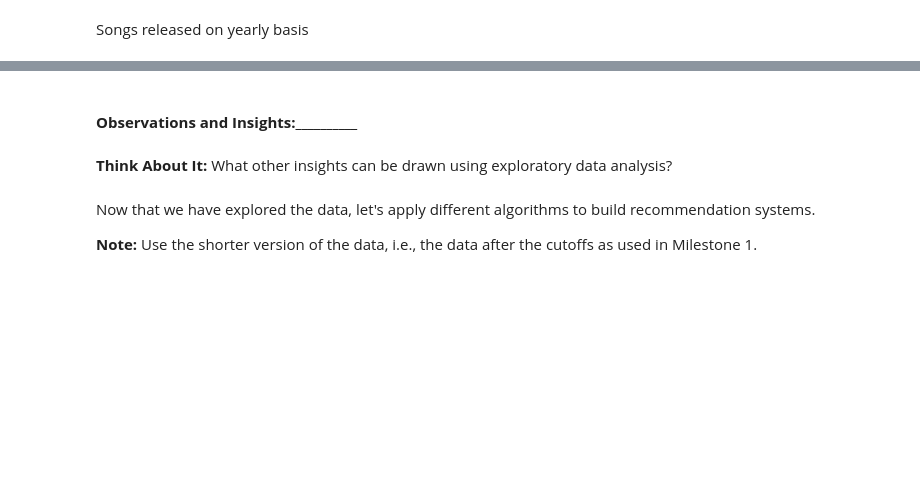
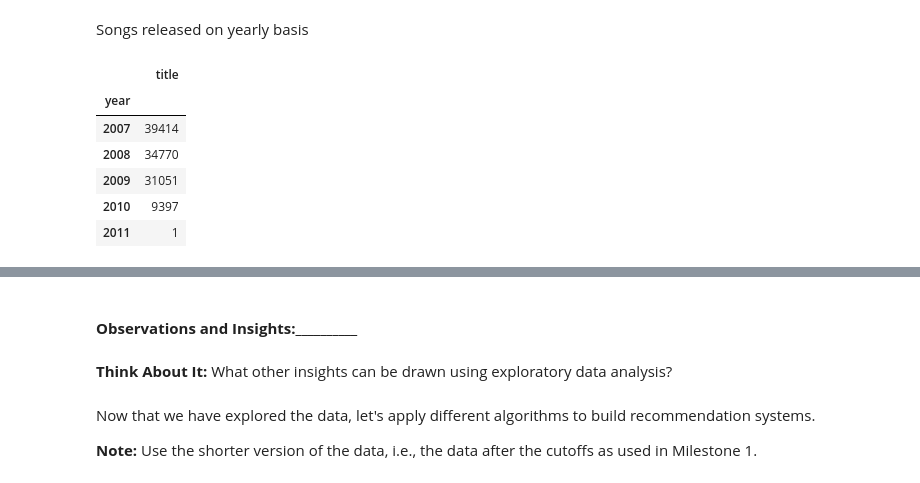
Before and after one commit to AMassani/Angular.Project1, a Jupyter notebook: Music_Recommendation_System_Full_Code.ipynb, the cells around one changed output, grey strips where cells are left out. Cells and saved outputs as stored; diff of their text form; code cells hidden in the pictures; blank space fills up the shorter version.

```diff
--- a/Music_Recommendation_System_Full_Code.ipynb
+++ b/Music_Recommendation_System_Full_Code.ipynb
@@ -400,5 +463,17 @@ Songs released on yearly basis
 # %%
 # Find out the number of songs released in a year, use the songs_df
   # Hint: Use groupby function on the 'year' column
+count_of_songs = song_data_df.groupby('year').count()['title']
+count = pd.DataFrame(count_of_songs)
+count.drop(0, inplace=True)
+count.tail()
+# %% [output]
+|  | title |
+| year |  |
+| 2007 | 39414 |
+| 2008 | 34770 |
+| 2009 | 31051 |
+| 2010 | 9397 |
+| 2011 | 1 |
 # %%
 # Create a barplot plot with y label as "number of titles played" and x -axis year
```
Also changed, not shown: parts of 8 cells of this notebook.
